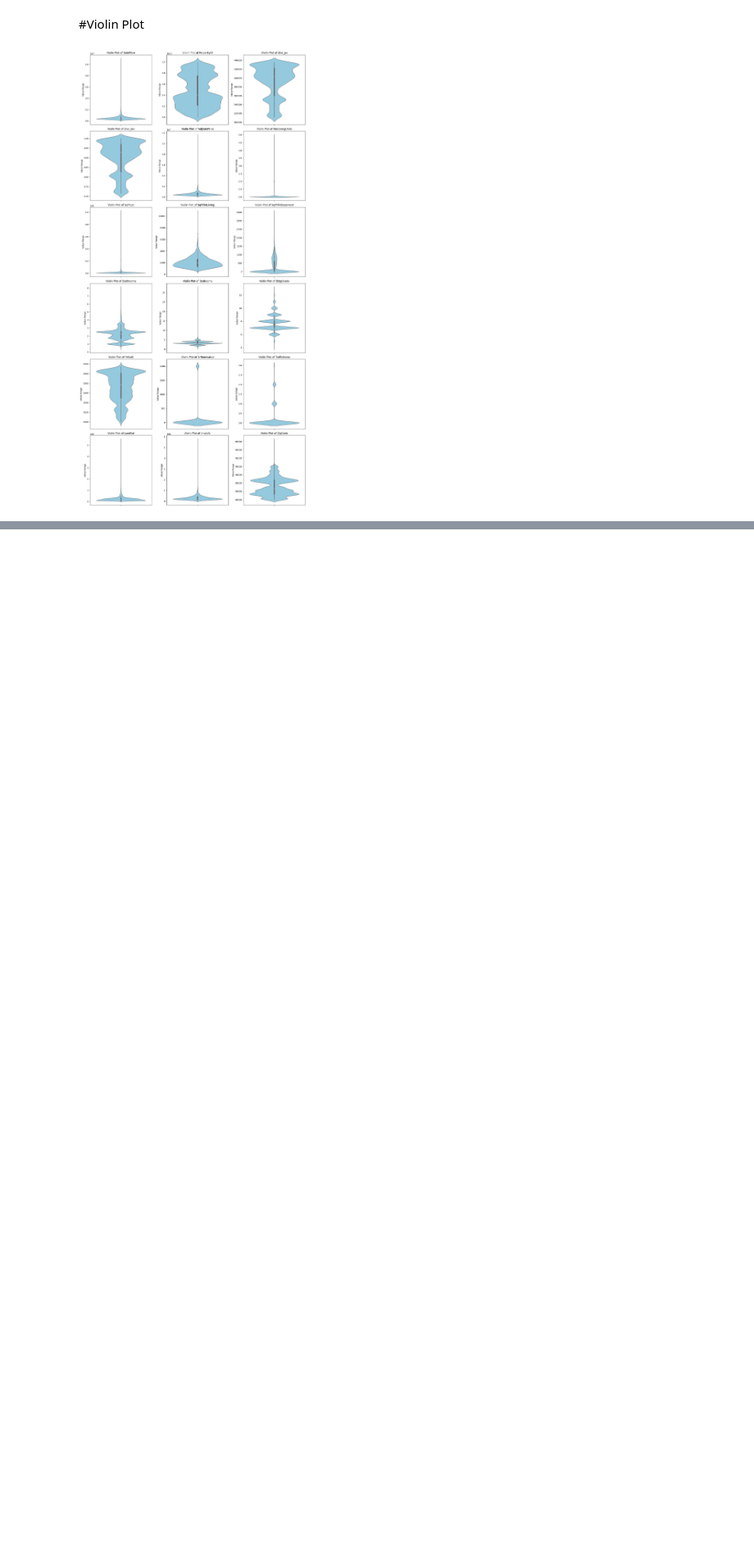
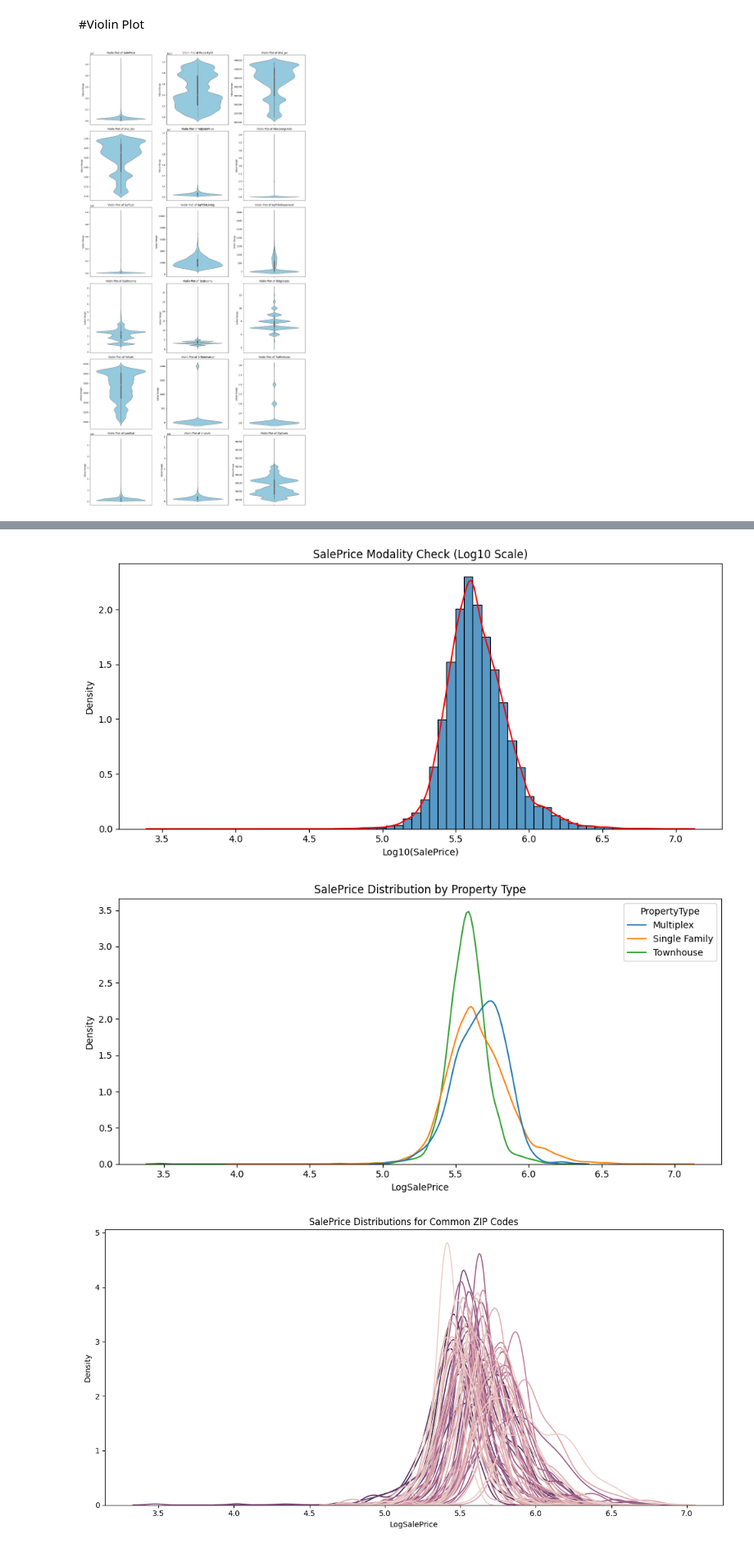
Before and after one commit to OmRohamare/stats_for_data, a Jupyter notebook: Distributions.ipynb, the cells around one changed output, grey strips where cells are left out. Shown at 82% size. Saved outputs shown, nothing was run; the diff lists cells and outputs as text; code cells hidden in the pictures; blank space fills up the shorter version.

```diff
--- a/Distributions.ipynb
+++ b/Distributions.ipynb
@@ -156,0 +281,74 @@ plt.show()
+# %%
+# Overall distribution: log transformation makes the right tail easier to inspect
+cleaned["LogSalePrice"] = np.log10(cleaned["SalePrice"].where(cleaned["SalePrice"] > 0))
+
+plt.figure(figsize=(10, 5))
+sns.histplot(cleaned["LogSalePrice"].dropna(), bins=60, stat="density")
+sns.kdeplot(cleaned["LogSalePrice"].dropna(), color="red")
+plt.title("SalePrice Modality Check (Log10 Scale)")
+plt.xlabel("Log10(SalePrice)")
+plt.tight_layout()
+plt.show()
+
+# Compare property types
+plt.figure(figsize=(10, 5))
+sns.kdeplot(
+    data=cleaned, x="LogSalePrice",
+    hue="PropertyType", common_norm=False
+)
+plt.title("SalePrice Distribution by Property Type")
+plt.tight_layout()
+plt.show()
+
+# Compare ZIP codes with at least 100 sales
+zip_counts = cleaned["ZipCode"].value_counts()
+common_zips = zip_counts[zip_counts >= 100].index
+
+plt.figure(figsize=(12, 6))
+sns.kdeplot(
+    data=cleaned[cleaned["ZipCode"].isin(common_zips)],
+    x="LogSalePrice", hue="ZipCode",
+    common_norm=False, legend=False
+)
+plt.title("SalePrice Distributions for Common ZIP Codes")
+plt.tight_layout()
+plt.show()
+
+
+
+# Overall SalePrice distribution without log transformation
+# This helps identify skewness and possible multiple peaks
+# using the original sale prices.
+
+plt.figure(figsize=(10, 5))
+
+# Plot a histogram with density normalization
+# so it can be compared with the KDE curve.
+sns.histplot(
+    data=cleaned,
+    x="SalePrice",
+    bins=60,
+    stat="density"
+)
+
+# Add a KDE curve to estimate the distribution's shape
+sns.kdeplot(
+    data=cleaned,
+    x="SalePrice",
+    color="red"
+)
+
+# Add the title and axis labels
+plt.title("SalePrice Modality Check (Original Scale)")
+plt.xlabel("SalePrice")
+plt.ylabel("Density")
+
+# Prevent labels and titles from being cut off
+plt.tight_layout()
+
+# Display the plot
+plt.show()
+# %% [output]
+[figure, added]
+[figure, added]
+[figure, added]
```
Also changed, not shown: parts of 8 cells of this notebook.
